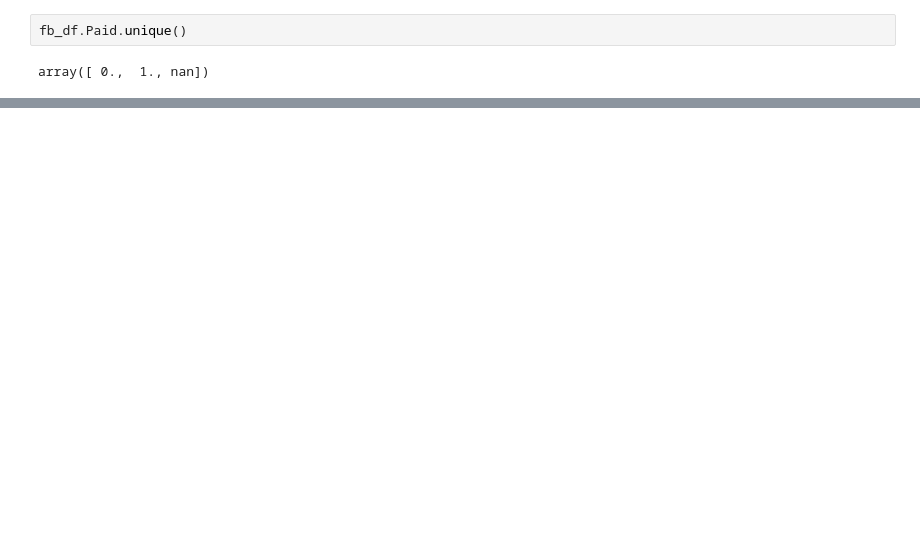
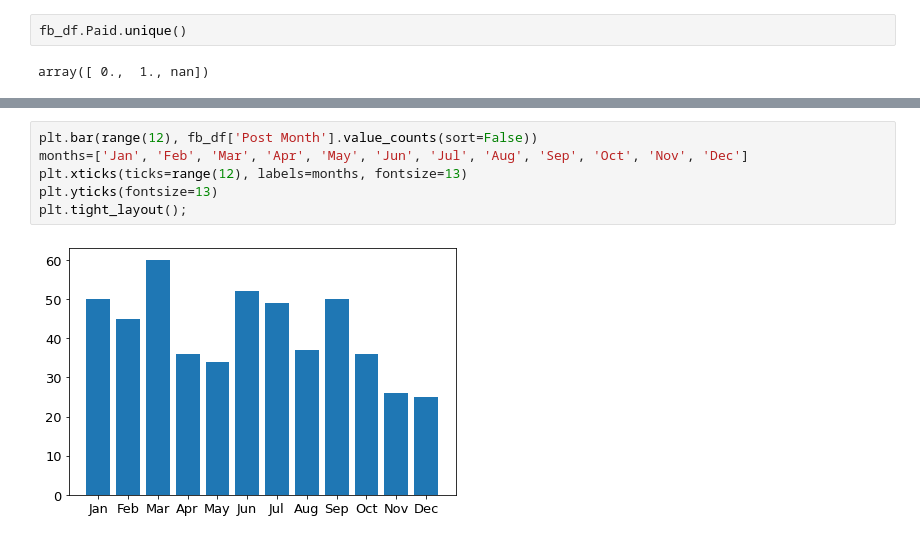
Before and after one commit to capac/facebook-metrics-data-set, a Jupyter notebook: fb_metrics.ipynb, the cells around one changed output, grey strips where cells are left out. Cells and saved outputs as stored; diff of their text form; blank space fills up the shorter version.

```diff
--- a/fb_metrics.ipynb
+++ b/fb_metrics.ipynb
@@ -76,0 +85,8 @@ Name: Category, dtype: int64
+# %%
+plt.bar(range(12), fb_df['Post Month'].value_counts(sort=False))
+months=['Jan', 'Feb', 'Mar', 'Apr', 'May', 'Jun', 'Jul', 'Aug', 'Sep', 'Oct', 'Nov', 'Dec']
+plt.xticks(ticks=range(12), labels=months, fontsize=13)
+plt.yticks(fontsize=13)
+plt.tight_layout();
+# %% [output]
+[figure, added]
```
Also changed, not shown: parts of 12 cells of this notebook.
